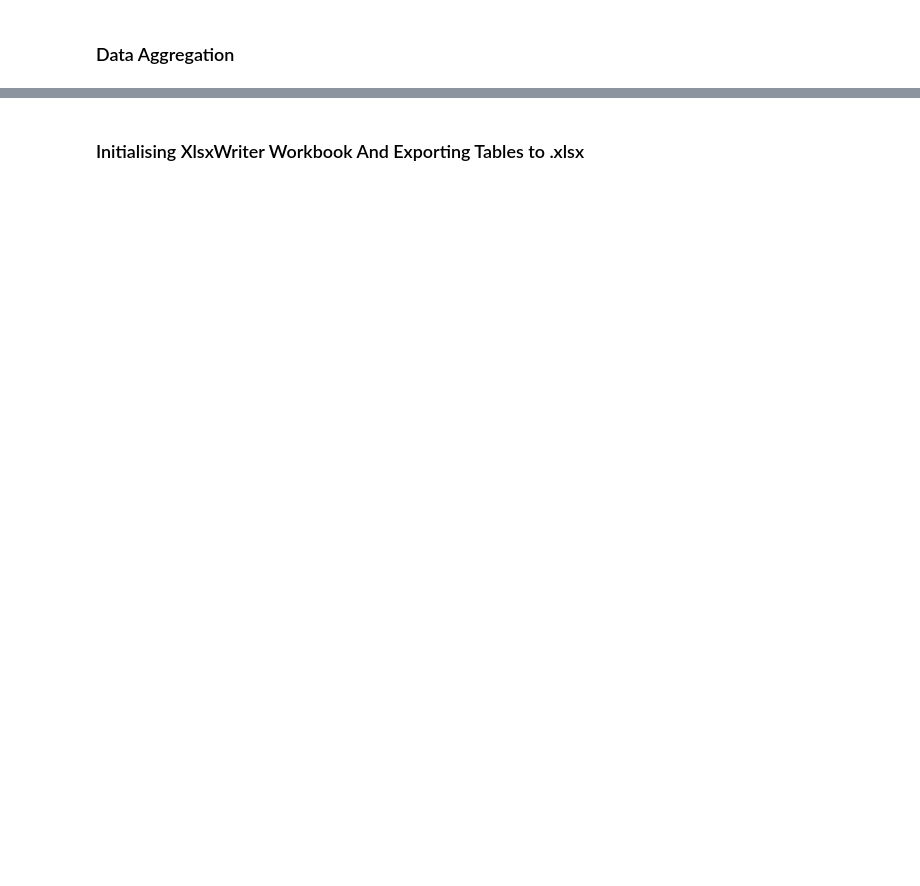
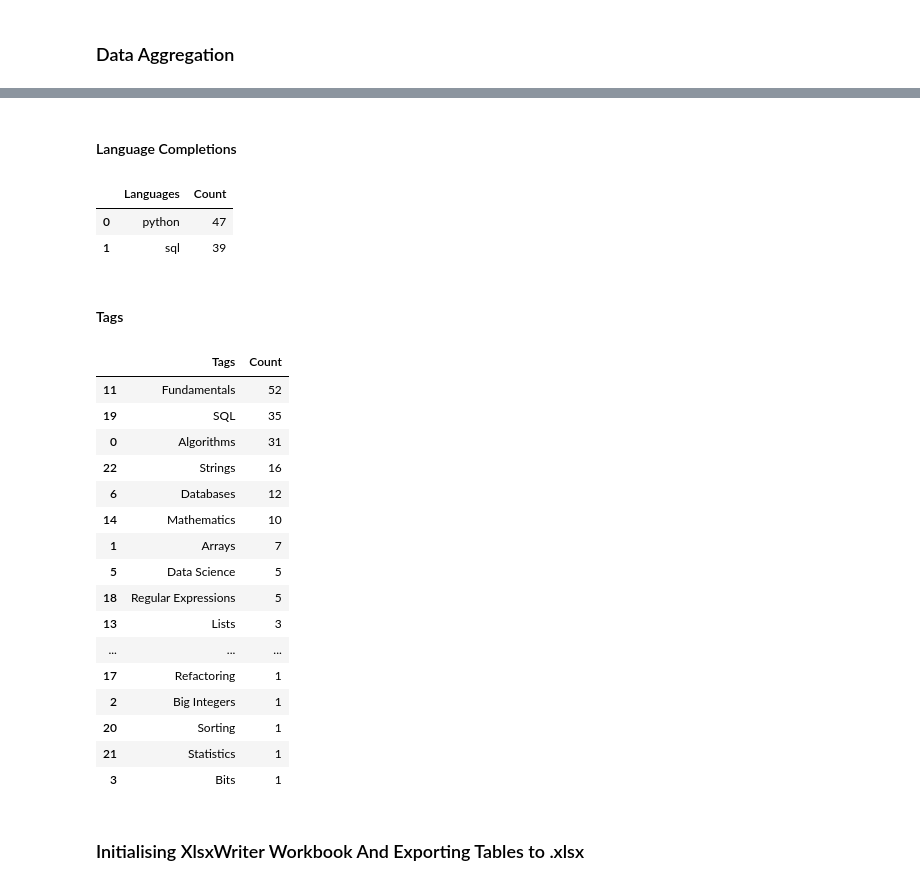
Before and after one commit to Filpill/codewars-stats, a Jupyter notebook: codewars_filpill.ipynb, the cells around one changed output, grey strips where cells are left out. Saved outputs shown, nothing was run; the diff lists cells and outputs as text; code cells hidden in the pictures; blank space fills up the shorter version.

Commit message:
aggregated data into each catagory

```diff
--- a/codewars_filpill.ipynb
+++ b/codewars_filpill.ipynb
@@ -216,0 +238,6 @@ df_kata_combined.head(2)
+# %%
+df_monthly_count = df_kata_combined.groupby(['Completed Date'])['Completed Date'].count()
+df_monthly_count = df_monthly_count.groupby([pd.Grouper(level='Completed Date',freq='1M')]).sum().reset_index(name='Count')
+for i,val in enumerate(date_rng):
+   df_monthly_count.loc[i,'Completed Date']  = val.strftime("%b-%y")
+df_monthly_count
@@ -217,3 +265,64 @@ df_kata_combined.head(2)
+# %% [markdown]
+#### Language Completions
+# %%
+# Looping through series to unpack language list into new rows
+lang_comp = []
+for i,lang_list in enumerate(df_kata_combined['Languages']):
+    for lang in lang_list:
+        lang_comp.append((df_kata_combined.loc[i,'Kata ID'],
+                        df_kata_combined.loc[i,'Completed Date'],
+                        lang))
+
+# Creating seperate data frame for unpacking the programming languages
+df_lang = pd.DataFrame(data=lang_comp,columns=['Kata ID','Completion Period','Languages'])
+for i in range(df_lang.shape[0]):
+   df_lang.loc[i,'Completion Period']  = df_lang.loc[i,'Completion Period'].strftime("%b-%y")
+
+# Applying Groupby to count number of kata completions split by language
+df_lang = df_lang.groupby(['Languages'])['Languages'].count().reset_index(name='Count')
+df_lang
+# %% [output]
+|  | Languages | Count |
+| 0 | python | 47 |
+| 1 | sql | 39 |
+# %% [markdown]
+#### Tags
+# %%
+# Looping through series to unpack tags into new rows
+tag_list = []
+for i,kata_tags in enumerate(df_kata_combined['Tags']):
+    for tag in kata_tags:
+        tag_list.append((df_kata_combined.loc[i,'Kata ID'],
+                        df_kata_combined.loc[i,'Completed Date'],
+                        tag))
+
+# Creating seperate data frame for unpacking the tags
+df_tags = pd.DataFrame(data=tag_list,columns=['Kata ID','Completion Period','Tags'])
+for i in range(df_tags.shape[0]):
+   df_tags.loc[i,'Completion Period']  = df_tags.loc[i,'Completion Period'].strftime("%b-%y")
+
+# Applying Groupby to count number of kata completions split by language
+df_tags = df_tags.groupby(['Tags'])['Tags'].count().reset_index(name='Count')
+df_tags.sort_values(by=['Count'],inplace=True,ascending=False)
+df_tags
+# %% [output]
+|  | Tags | Count |
+| 11 | Fundamentals | 52 |
+| 19 | SQL | 35 |
+| 0 | Algorithms | 31 |
+| 22 | Strings | 16 |
+| 6 | Databases | 12 |
+| 14 | Mathematics | 10 |
+| 1 | Arrays | 7 |
+| 5 | Data Science | 5 |
+| 18 | Regular Expressions | 5 |
+| 13 | Lists | 3 |
+| ... | ... | ... |
+| 17 | Refactoring | 1 |
+| 2 | Big Integers | 1 |
+| 20 | Sorting | 1 |
+| 21 | Statistics | 1 |
+| 3 | Bits | 1 |
 # %% [markdown]
 ### Initialising XlsxWriter Workbook And Exporting Tables to .xlsx
 # %%
```
Also changed, not shown: parts of 12 cells of this notebook, 1 other file.
